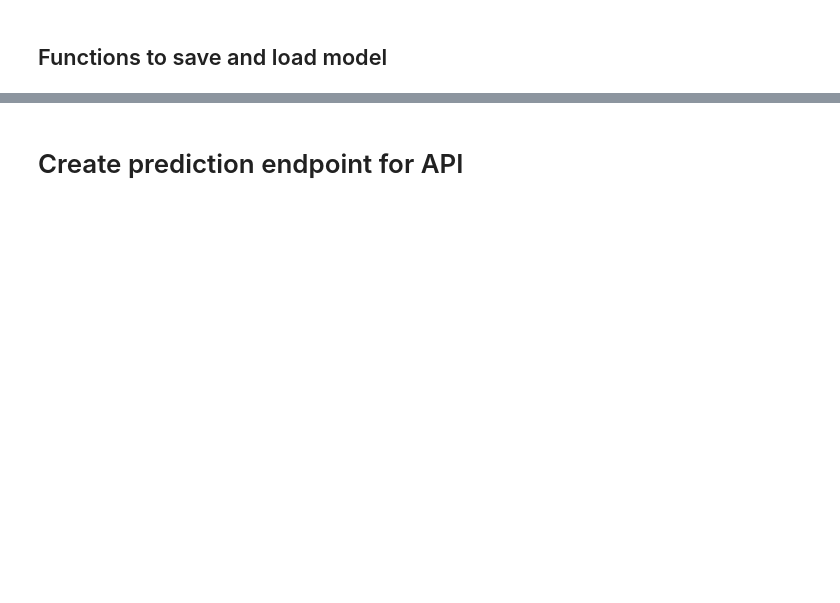
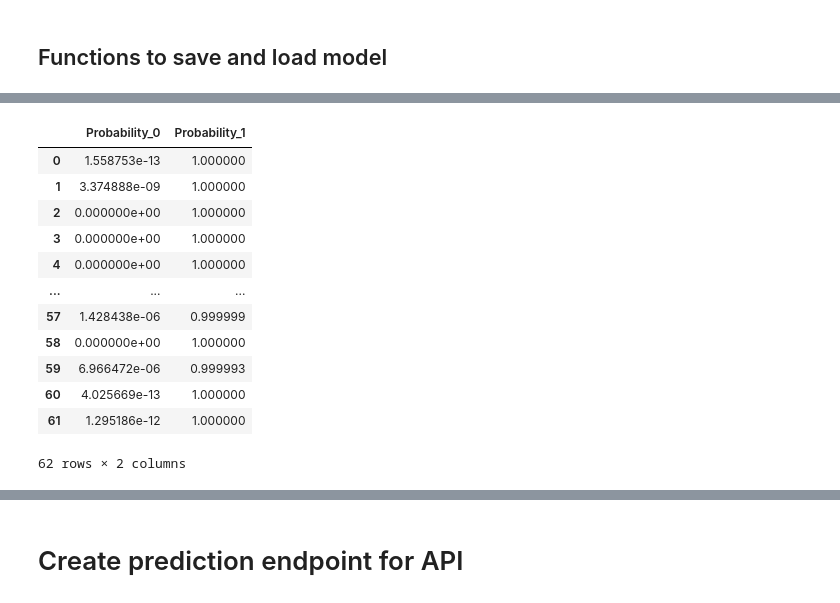
Before and after one commit to Klara-haas/brain_proteomics, a Jupyter notebook: api/jfschulz_notebooks/jfschulz_api.ipynb, the cells around one changed output, grey strips where cells are left out. Drawn from its saved outputs; the diff is of its cells as text; code cells hidden in the pictures; blank space fills up the shorter version.

```diff
--- a/api/jfschulz_notebooks/jfschulz_api.ipynb
+++ b/api/jfschulz_notebooks/jfschulz_api.ipynb
@@ -158,0 +243,16 @@ SGDClassifier(loss='log_loss')
+# %%
+pd.DataFrame(model.predict_proba(X_test_proc), columns=["Probability_0", "Probability_1"], dtype = float)
+# %% [output]
+|  | Probability_0 | Probability_1 |
+| 0 | 1.558753e-13 | 1.000000 |
+| 1 | 3.374888e-09 | 1.000000 |
+| 2 | 0.000000e+00 | 1.000000 |
+| 3 | 0.000000e+00 | 1.000000 |
+| 4 | 0.000000e+00 | 1.000000 |
+| ... | ... | ... |
+| 57 | 1.428438e-06 | 0.999999 |
+| 58 | 0.000000e+00 | 1.000000 |
+| 59 | 6.966472e-06 | 0.999993 |
+| 60 | 4.025669e-13 | 1.000000 |
+| 61 | 1.295186e-12 | 1.000000 |
+62 rows × 2 columns
```
Also changed, not shown: parts of 51 cells of this notebook, 6 other files.
